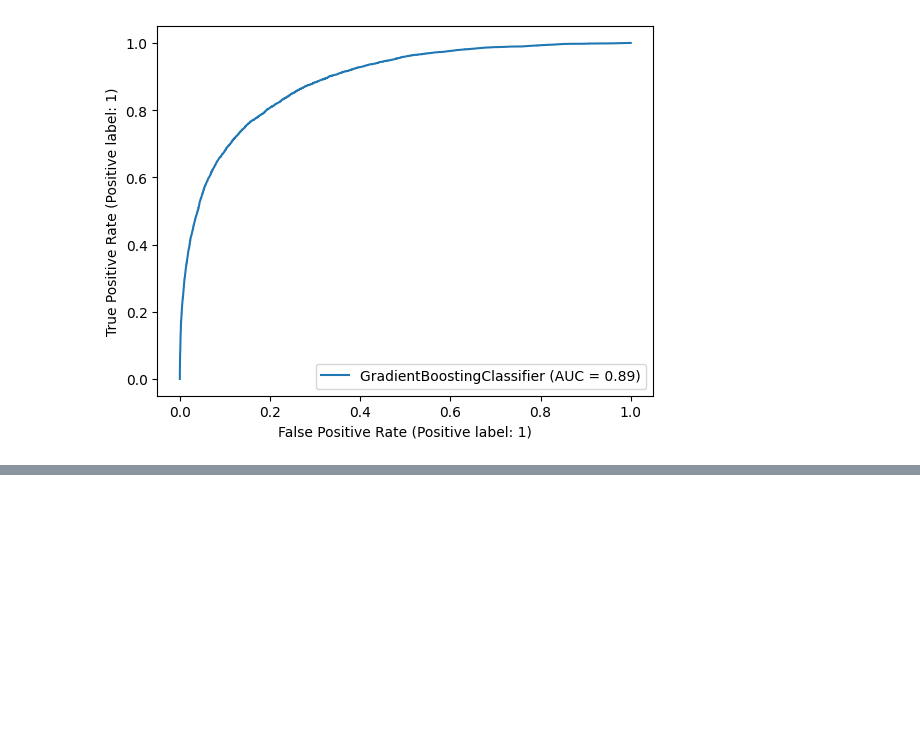
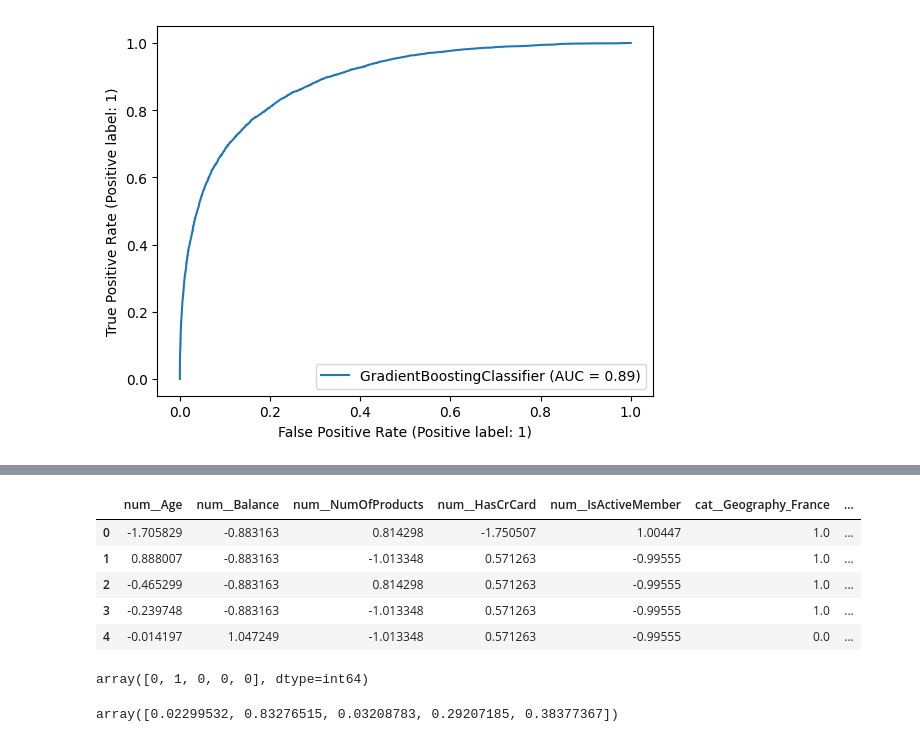
Before and after one commit to utkarshg1/Machine-Learning-3pm, a Jupyter notebook: Classification Revision/Classification.ipynb, the cells around one changed output, grey strips where cells are left out. Drawn from its saved outputs; the diff is of its cells as text; code cells hidden in the pictures; blank space fills up the shorter version.

```diff
--- a/Classification Revision/Classification.ipynb
+++ b/Classification Revision/Classification.ipynb
@@ -514,0 +527,20 @@ scores.mean()
+# %%
+xnew_pre = pre2.transform(xnew)
+xnew_pre.head()
+# %% [output]
+|  | num__Age | num__Balance | num__NumOfProducts | num__HasCrCard | num__IsActiveMember | cat__Geography_France | ... |
+| 0 | -1.705829 | -0.883163 | 0.814298 | -1.750507 | 1.00447 | 1.0 | ... |
+| 1 | 0.888007 | -0.883163 | -1.013348 | 0.571263 | -0.99555 | 1.0 | ... |
+| 2 | -0.465299 | -0.883163 | 0.814298 | 0.571263 | -0.99555 | 1.0 | ... |
+| 3 | -0.239748 | -0.883163 | -1.013348 | 0.571263 | -0.99555 | 1.0 | ... |
+| 4 | -0.014197 | 1.047249 | -1.013348 | 0.571263 | -0.99555 | 0.0 | ... |
+# %%
+preds = best_gbc.predict(xnew_pre)
+preds[0:5]
+# %% [output]
+array([0, 1, 0, 0, 0], dtype=int64)
+# %%
+probs = best_gbc.predict_proba(xnew_pre)[:, 1]
+probs[0:5]
+# %% [output]
+array([0.02299532, 0.83276515, 0.03208783, 0.29207185, 0.38377367])
```
Also changed, not shown: parts of 24 cells of this notebook.
